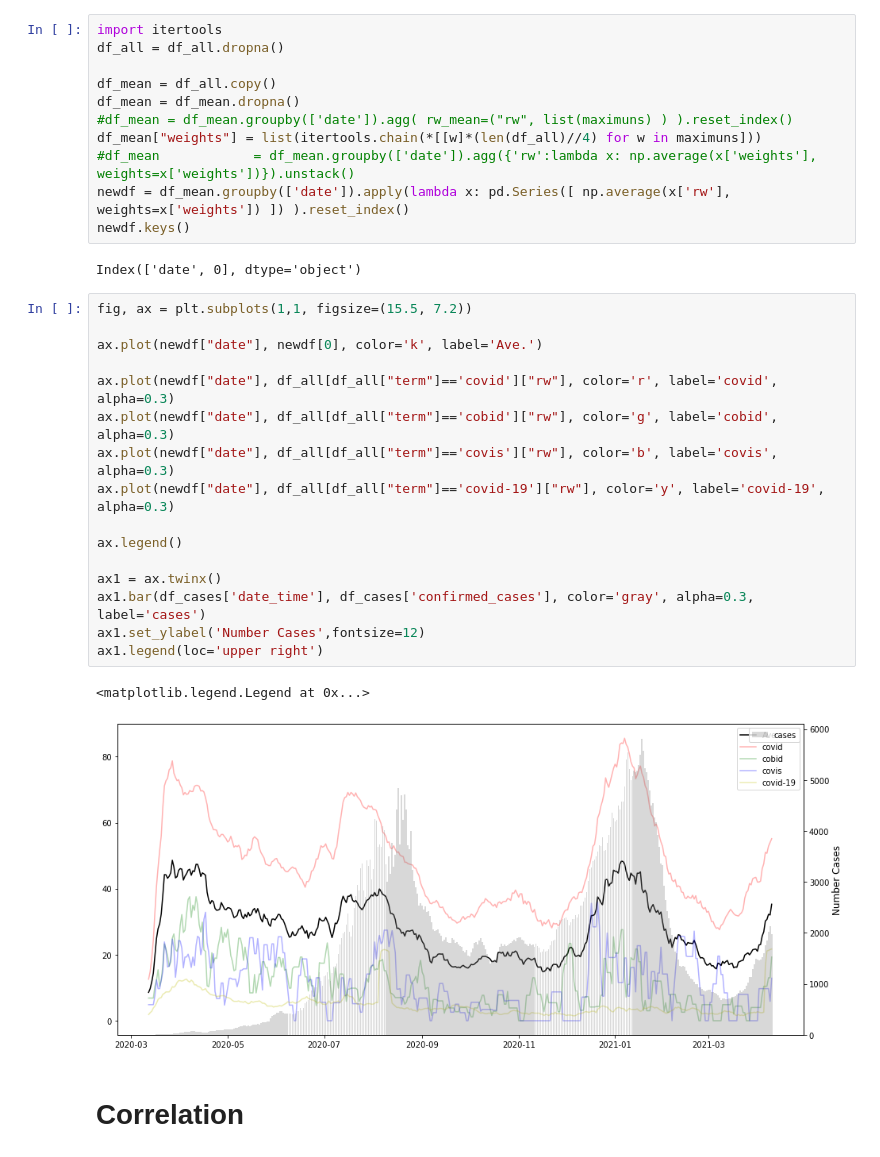
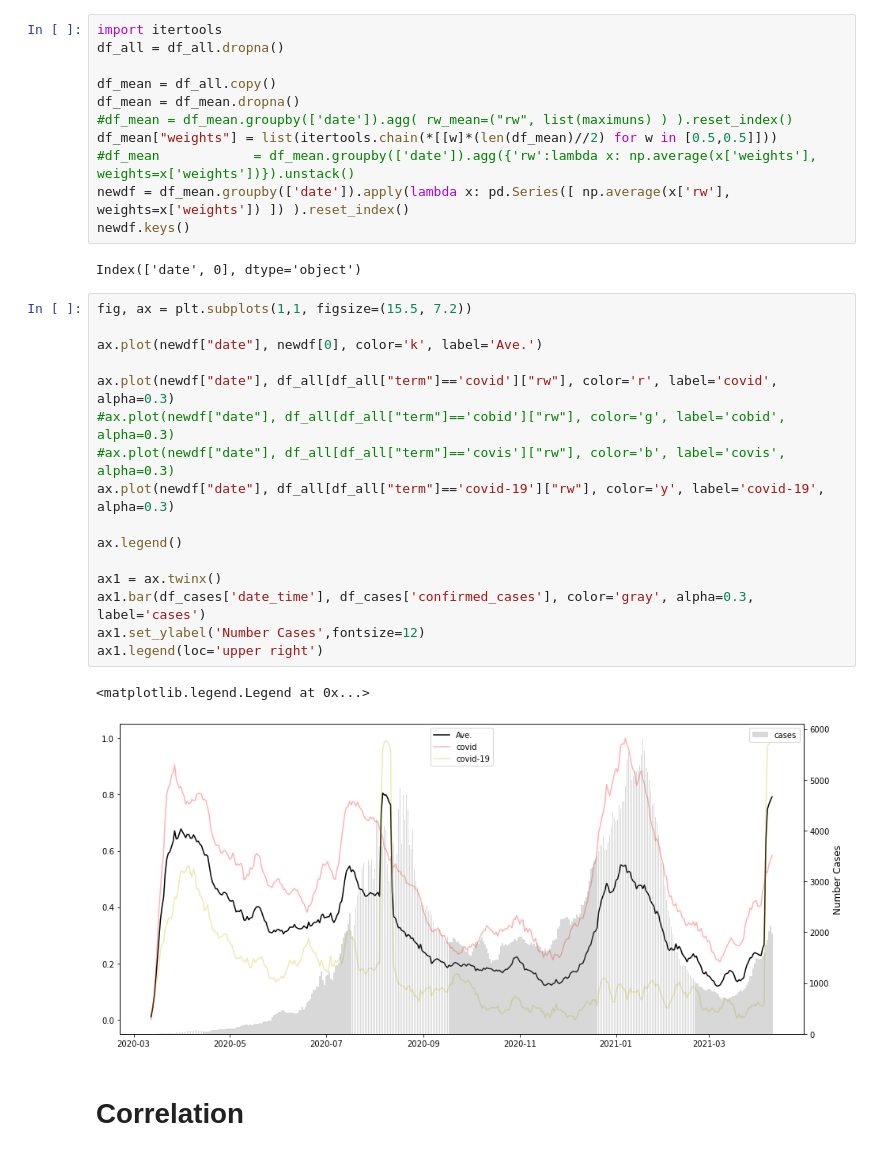
Before and after one commit to samueltof/covid19_forecast_ml, a Jupyter notebook: data_visualization.ipynb, the cells around one changed output. Cells and saved outputs as stored; diff of their text form.

```diff
--- a/data_visualization.ipynb
+++ b/data_visualization.ipynb
@@ -372,7 +338,7 @@ df_all = df_all.dropna()
 df_mean = df_all.copy()
 df_mean = df_mean.dropna()
 #df_mean = df_mean.groupby(['date']).agg( rw_mean=("rw", list(maximuns) ) ).reset_index()
-df_mean["weights"] = list(itertools.chain(*[[w]*(len(df_all)//4) for w in maximuns]))
+df_mean["weights"] = list(itertools.chain(*[[w]*(len(df_mean)//2) for w in [0.5,0.5]]))
 #df_mean            = df_mean.groupby(['date']).agg({'rw':lambda x: np.average(x['weights'], weights=x['weights'])}).unstack()
 newdf = df_mean.groupby(['date']).apply(lambda x: pd.Series([ np.average(x['rw'], weights=x['weights']) ]) ).reset_index()
 newdf.keys()
@@ -381,22 +347,22 @@ Index(['date', 0], dtype='object')
 # %%
 fig, ax = plt.subplots(1,1, figsize=(15.5, 7.2))
 
 ax.plot(newdf["date"], newdf[0], color='k', label='Ave.')
 
 ax.plot(newdf["date"], df_all[df_all["term"]=='covid']["rw"], color='r', label='covid', alpha=0.3)
-ax.plot(newdf["date"], df_all[df_all["term"]=='cobid']["rw"], color='g', label='cobid', alpha=0.3)
-ax.plot(newdf["date"], df_all[df_all["term"]=='covis']["rw"], color='b', label='covis', alpha=0.3)
+#ax.plot(newdf["date"], df_all[df_all["term"]=='cobid']["rw"], color='g', label='cobid', alpha=0.3)
+#ax.plot(newdf["date"], df_all[df_all["term"]=='covis']["rw"], color='b', label='covis', alpha=0.3)
 ax.plot(newdf["date"], df_all[df_all["term"]=='covid-19']["rw"], color='y', label='covid-19', alpha=0.3)
 
 ax.legend()
 
 ax1 = ax.twinx()
 ax1.bar(df_cases['date_time'], df_cases['confirmed_cases'], color='gray', alpha=0.3, label='cases')
 ax1.set_ylabel('Number Cases',fontsize=12)
 ax1.legend(loc='upper right')
 # %% [output]
 <matplotlib.legend.Legend at 0x...>
-[figure, old version]
+[figure, new version]
 # %% [markdown]
 # Correlation
 # %%
```
Also changed, not shown: parts of 20 cells of this notebook.
